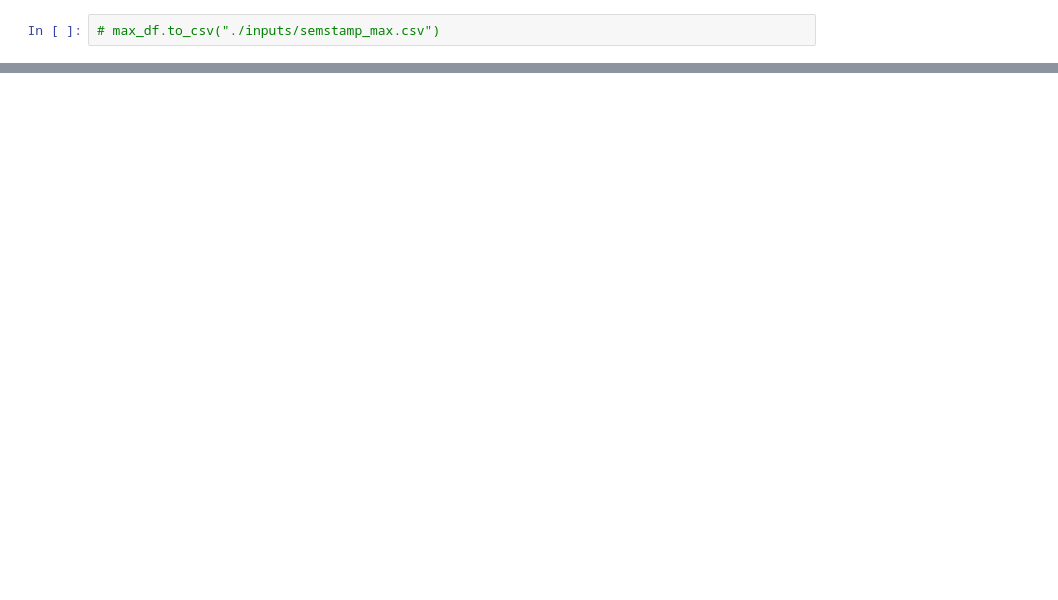
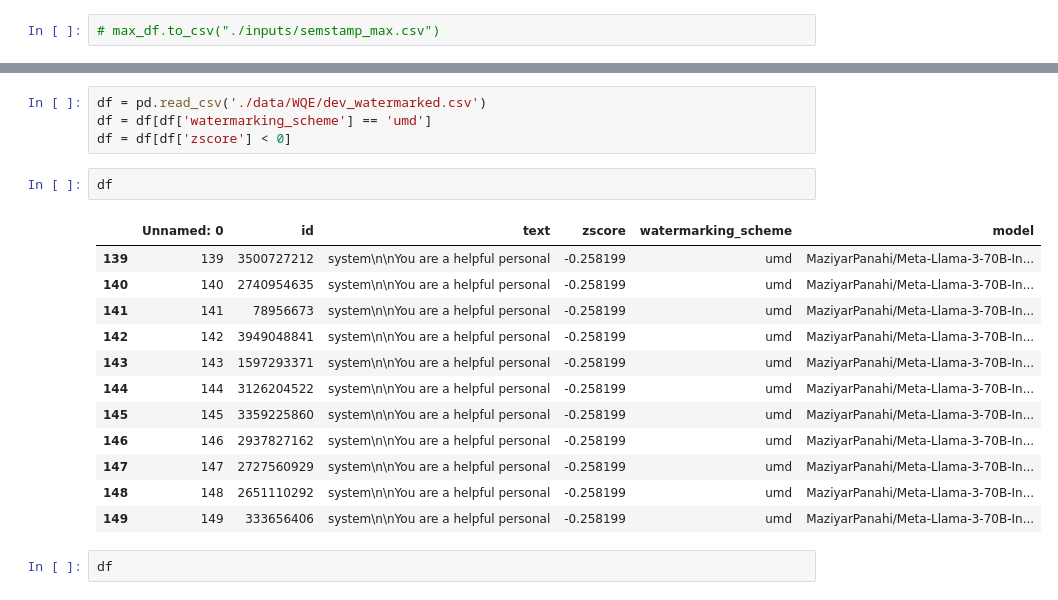
Before and after one commit to borito1907/impossibility-watermark, a Jupyter notebook: umd_test_gens_analysis.ipynb, the cells around one changed output, grey strips where cells are left out. Cells and saved outputs as stored; diff of their text form; blank space fills up the shorter version.

```diff
--- a/umd_test_gens_analysis.ipynb
+++ b/umd_test_gens_analysis.ipynb
@@ -77,0 +144,21 @@ len(max_df)
+# %%
+df = pd.read_csv('./data/WQE/dev_watermarked.csv')
+df = df[df['watermarking_scheme'] == 'umd']
+df = df[df['zscore'] < 0]
+# %%
+df
+# %% [output]
+|  | Unnamed: 0 | id | text | zscore | watermarking_scheme | model |
+| 139 | 139 | 3500727212 | system\n\nYou are a helpful personal | -0.258199 | umd | MaziyarPanahi/Meta-Llama-3-70B-In... |
+| 140 | 140 | 2740954635 | system\n\nYou are a helpful personal | -0.258199 | umd | MaziyarPanahi/Meta-Llama-3-70B-In... |
+| 141 | 141 | 78956673 | system\n\nYou are a helpful personal | -0.258199 | umd | MaziyarPanahi/Meta-Llama-3-70B-In... |
+| 142 | 142 | 3949048841 | system\n\nYou are a helpful personal | -0.258199 | umd | MaziyarPanahi/Meta-Llama-3-70B-In... |
+| 143 | 143 | 1597293371 | system\n\nYou are a helpful personal | -0.258199 | umd | MaziyarPanahi/Meta-Llama-3-70B-In... |
+| 144 | 144 | 3126204522 | system\n\nYou are a helpful personal | -0.258199 | umd | MaziyarPanahi/Meta-Llama-3-70B-In... |
+| 145 | 145 | 3359225860 | system\n\nYou are a helpful personal | -0.258199 | umd | MaziyarPanahi/Meta-Llama-3-70B-In... |
+| 146 | 146 | 2937827162 | system\n\nYou are a helpful personal | -0.258199 | umd | MaziyarPanahi/Meta-Llama-3-70B-In... |
+| 147 | 147 | 2727560929 | system\n\nYou are a helpful personal | -0.258199 | umd | MaziyarPanahi/Meta-Llama-3-70B-In... |
+| 148 | 148 | 2651110292 | system\n\nYou are a helpful personal | -0.258199 | umd | MaziyarPanahi/Meta-Llama-3-70B-In... |
+| 149 | 149 | 333656406 | system\n\nYou are a helpful personal | -0.258199 | umd | MaziyarPanahi/Meta-Llama-3-70B-In... |
+# %%
+df
```
Also changed, not shown: parts of 14 cells of this notebook, 56 other files.
